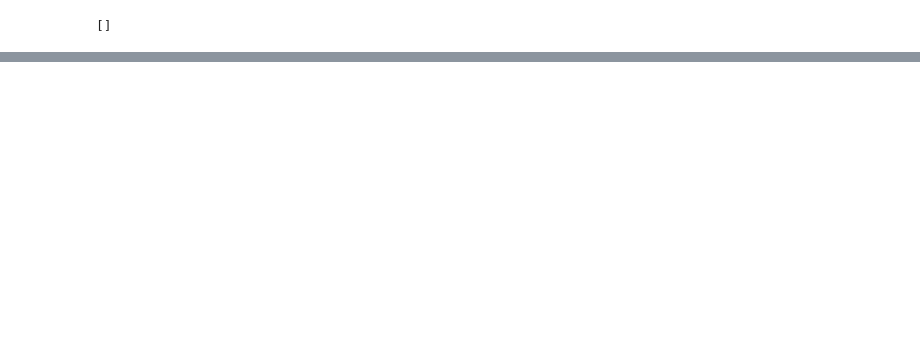
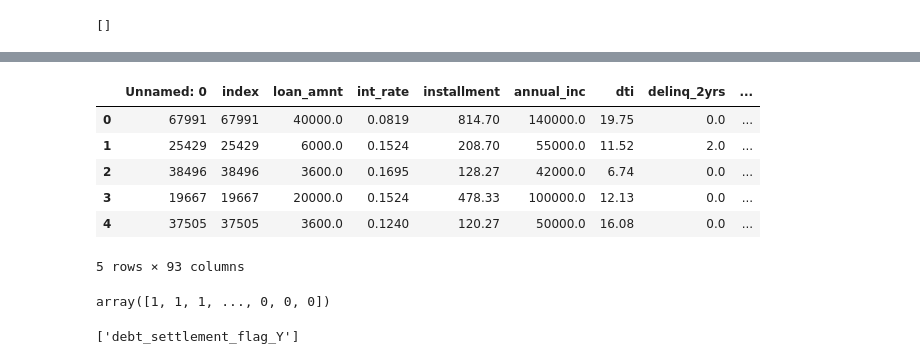
Before and after one commit to bay0624/Supervised-Machine-Learning, a Jupyter notebook: Credit Risk Evaluator.ipynb, the cells around one changed output, grey strips where cells are left out. Saved outputs shown, nothing was run; the diff lists cells and outputs as text; code cells hidden in the pictures; blank space fills up the shorter version.

```diff
--- a/Credit Risk Evaluator.ipynb
+++ b/Credit Risk Evaluator.ipynb
@@ -54,5 +38,7 @@ test_df.head()
 | 3 | 19667 | 19667 | 20000.0 | 0.1524 | 478.33 | RENT | 100000.0 | ... |
 | 4 | 37505 | 37505 | 3600.0 | 0.1240 | 120.27 | RENT | 50000.0 | ... |
 5 rows × 86 columns
+# %%
+test_df = test_df.dropna()
 # %%
 test_cols = test_df.columns.tolist()
@@ -103,6 +54,0 @@ train_df
-# %%
-test_df = pd.get_dummies(test_df, columns=["home_ownership","initial_list_status",
-                                             "application_type", "hardship_flag",
-                                             "debt_settlement_flag", "verification_status",
-                                             "pymnt_plan"], drop_first=True)
-test_df
@@ -180,0 +89,3 @@ missing_cols
+# %%
+X_1 = test_df.drop('loan_status', axis=1)
+X_1.head()
@@ -181,2 +100,26 @@ missing_cols
+# %%
+X_test = pd.get_dummies(X_1)
+X_test.head()
+# %% [output]
+|  | Unnamed: 0 | index | loan_amnt | int_rate | installment | annual_inc | dti | delinq_2yrs | ... |
+| 0 | 67991 | 67991 | 40000.0 | 0.0819 | 814.70 | 140000.0 | 19.75 | 0.0 | ... |
+| 1 | 25429 | 25429 | 6000.0 | 0.1524 | 208.70 | 55000.0 | 11.52 | 2.0 | ... |
+| 2 | 38496 | 38496 | 3600.0 | 0.1695 | 128.27 | 42000.0 | 6.74 | 0.0 | ... |
+| 3 | 19667 | 19667 | 20000.0 | 0.1524 | 478.33 | 100000.0 | 12.13 | 0.0 | ... |
+| 4 | 37505 | 37505 | 3600.0 | 0.1240 | 120.27 | 50000.0 | 16.08 | 0.0 | ... |
+5 rows × 93 columns
+# %%
+# Convert output labels to 0 and 1
+y_test = LabelEncoder().fit_transform(test_df['loan_status'])
+y_test
+# %% [output]
+array([1, 1, 1, ..., 0, 0, 0])
+# %%
+# Fixing "ValueError: X has 93 features per sample; expecting 94"
+# Find missing column and fill with 0
+missing_col = [i for i in X_train.columns if i not in X_test.columns]
+missing_col
+# %% [output]
+['debt_settlement_flag_Y']
 # %%
 X_test["debt_settlement_flag_Y"] = 0
```
Also changed, not shown: parts of 37 cells of this notebook.
